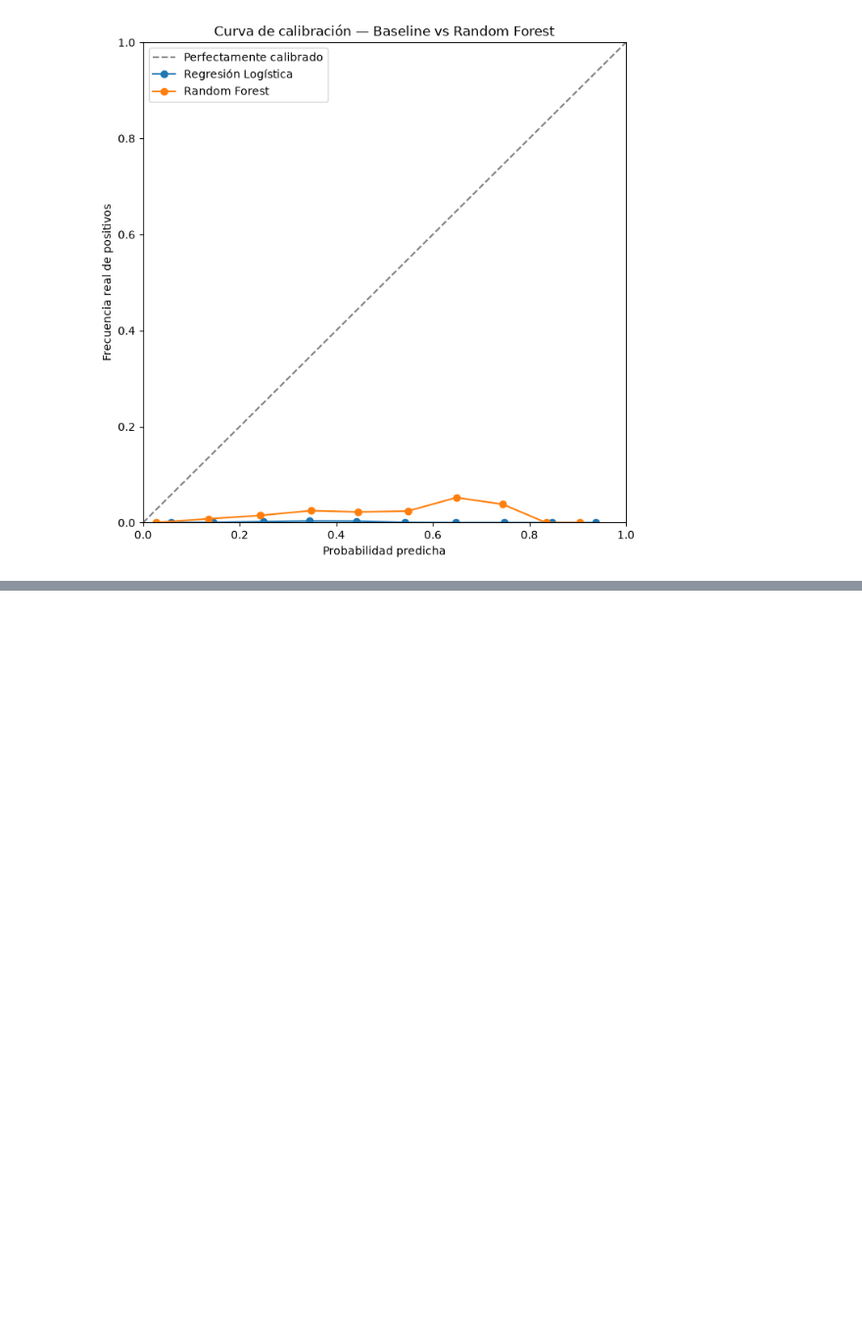
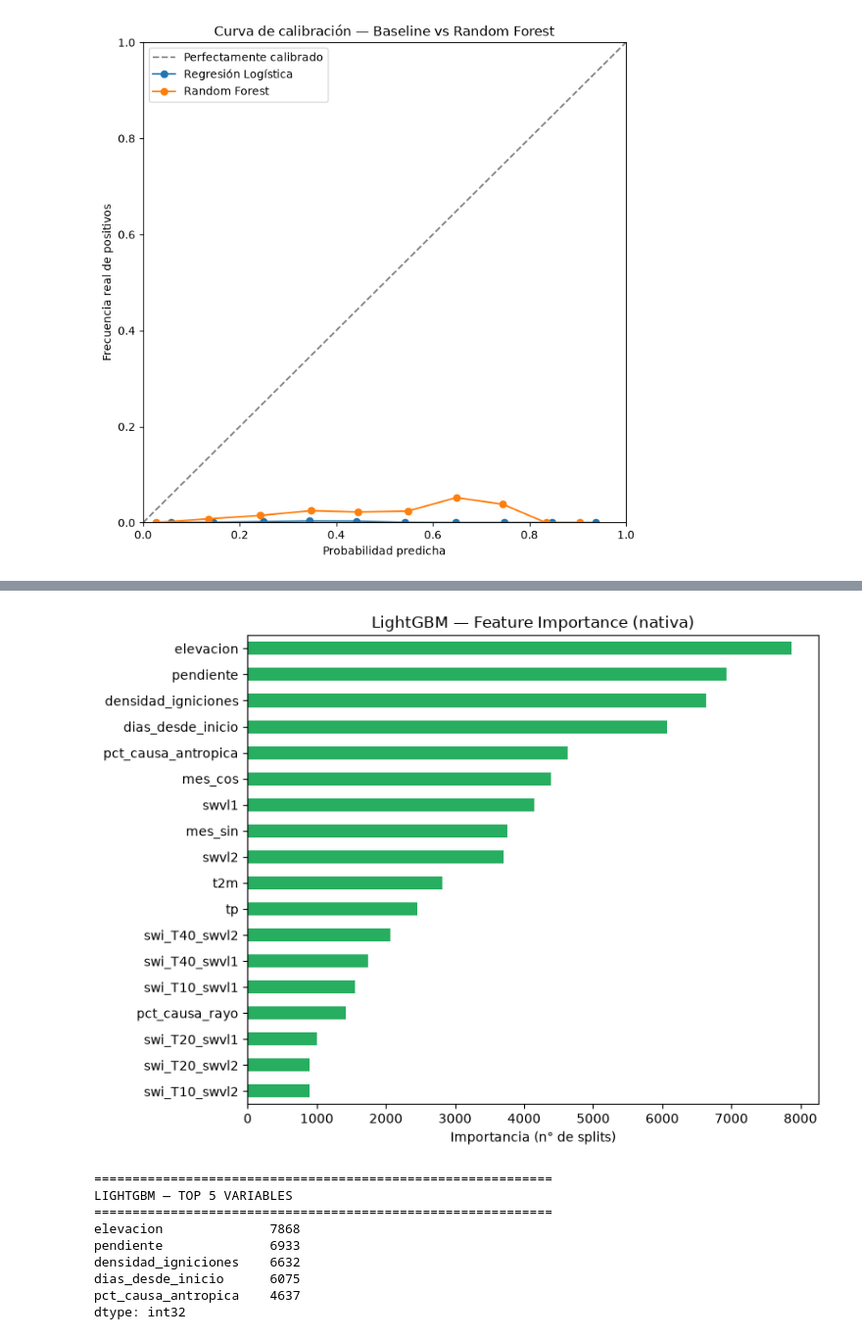
Before and after one commit to TheWhiteSavage/TrabajoFinMaster, a Jupyter notebook: 04_Model.ipynb, the cells around one changed output, grey strips where cells are left out. Shown at 98% size. Drawn from its saved outputs; the diff is of its cells as text; code cells hidden in the pictures; blank space fills up the shorter version.

```diff
--- a/04_Model.ipynb
+++ b/04_Model.ipynb
@@ -1509,0 +1909,18 @@ plt.show()
+# %%
+# ============================================================
+# REFIT FINAL — HIPERPARÁMETROS GANADORES, DATASET COMPLETO
+# ============================================================
+mejores_params_lgbm = search_lgbm_exploratorio.best_params_
+
+modelo_lgbm_final = lgb.LGBMClassifier(
+    **mejores_params_lgbm,
+    scale_pos_weight=scale_pos_weight_wf,
+    random_state=RANDOM_STATE,
+    n_jobs=-1,
+    verbose=-1,
+    )
+modelo_lgbm_final.fit(X_wf, y_wf)
+
+print_header("LIGHTGBM — REFIT SOBRE DATASET COMPLETO")
+print(f"Entrenado con {len(X_wf):,} filas (100% de 2008-2020)")
+print(f"Hiperparámetros: {mejores_params_lgbm}")
@@ -1509,0 +2017,27 @@ plt.show()
+# %%
+# ============================================================
+# FEATURE IMPORTANCE NATIVA
+# ============================================================
+importancias_lgbm = pd.Series(modelo_lgbm_final.feature_importances_, index=FEATURES_BASE).sort_values(ascending=False)
+
+fig, ax = plt.subplots(figsize=(8, 6))
+importancias_lgbm.plot(kind="barh", ax=ax, color="#27ae60")
+ax.invert_yaxis()
+ax.set_title("LightGBM — Feature Importance (nativa)")
+ax.set_xlabel("Importancia (n° de splits)")
+plt.tight_layout()
+plt.show()
+
+print_header("LIGHTGBM — TOP 5 VARIABLES")
+print(importancias_lgbm.head(5))
+# %% [output]
+[figure, added]
+============================================================
+LIGHTGBM — TOP 5 VARIABLES
+============================================================
+elevacion              7868
+pendiente              6933
+densidad_igniciones    6632
+dias_desde_inicio      6075
+pct_causa_antropica    4637
+dtype: int32
```
Also changed, not shown: parts of 69 cells of this notebook, 1 other file.
